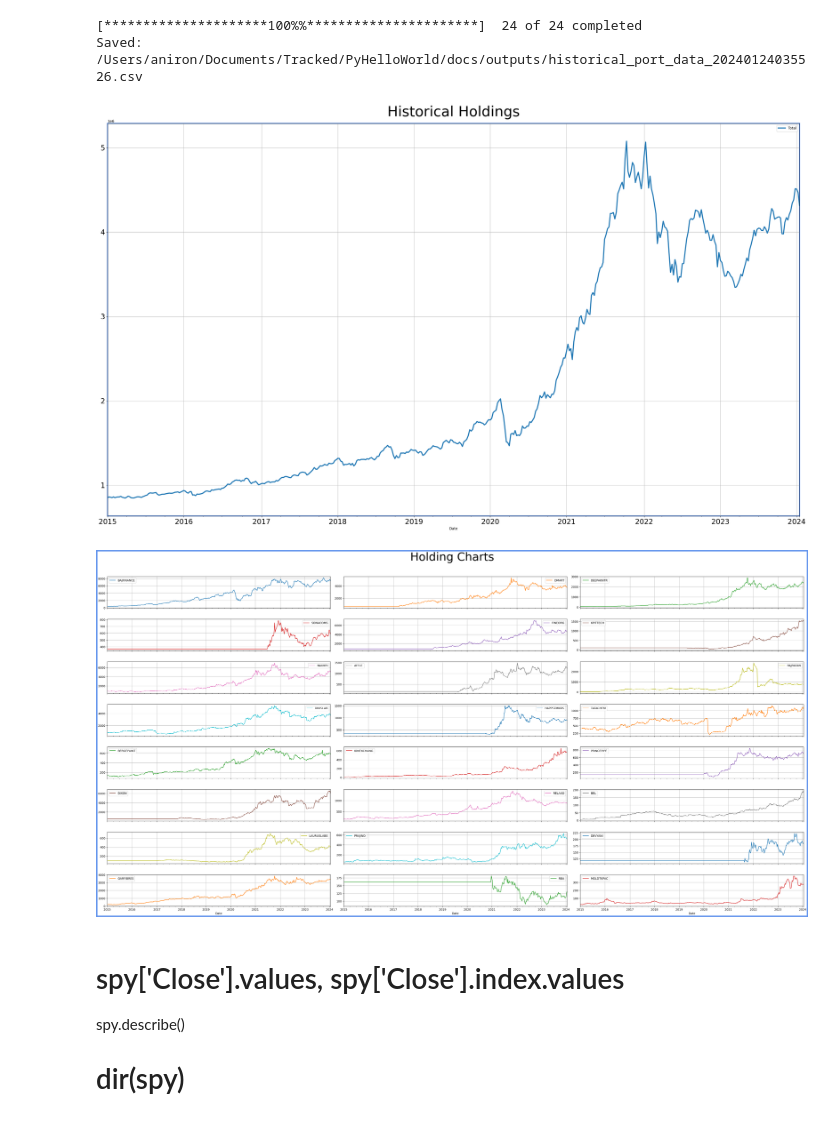
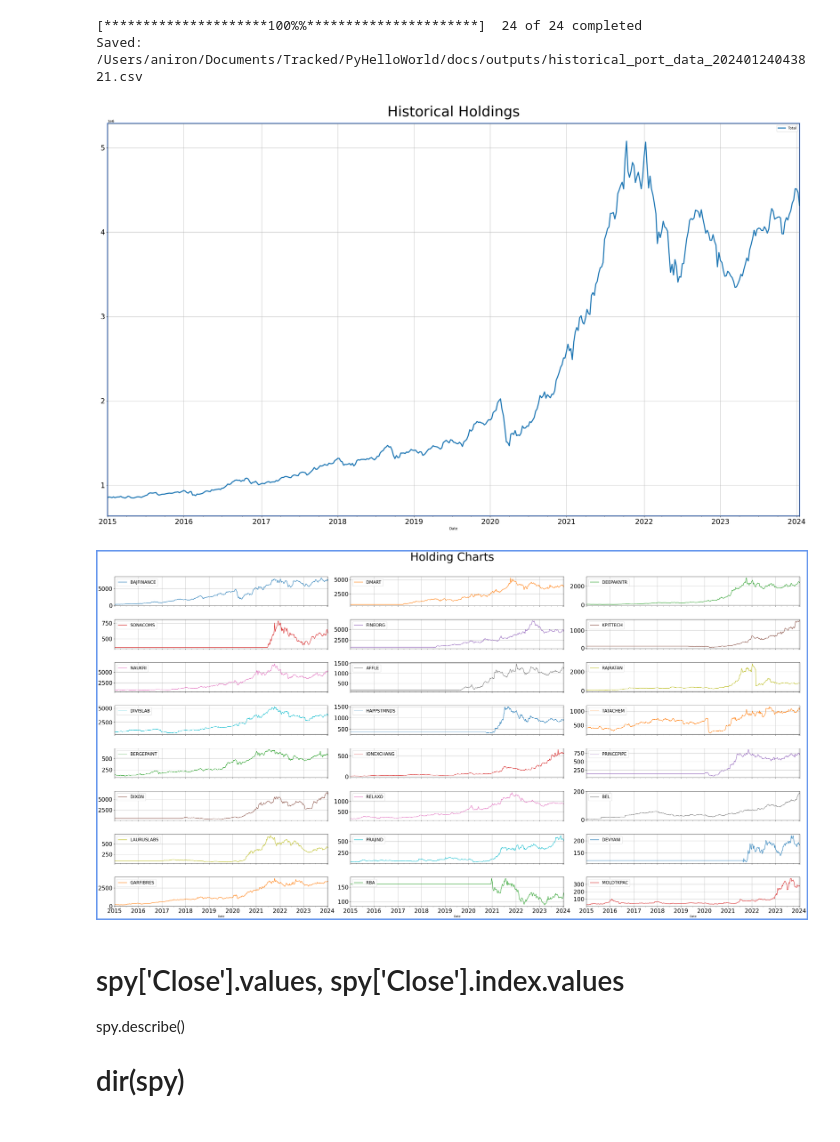
Before and after one commit to imran-iiit/test, a Jupyter notebook: PyHelloWorld/utils/portfolio_historical_data.ipynb, the cells around one changed output. Drawn from its saved outputs; the diff is of its cells as text; code cells hidden in the pictures.

```diff
--- a/PyHelloWorld/utils/portfolio_historical_data.ipynb
+++ b/PyHelloWorld/utils/portfolio_historical_data.ipynb
@@ -65,35 +65,41 @@ def myfunc(k):
     for name in QTYS.keys():
         val += k[name] * k[f'{name}_QTY']
     return val
 
 df['Total'] = df1.apply(myfunc, axis=1)
 
 ### Save
 save_csv(df, 'historical_port_data')
 
 ### Plot Total and all shares
 # fig_total = df[['Total']].plot(grid=True, figsize=(35,20), title='Historical Holdings', fontsize=25)
 fig_total = df[['Total']].plot(grid=True, figsize=(35,20), fontsize=20, linewidth=3)
 fig_total.set_title('Historical Holdings', pad=20, fontdict={'fontsize':40})
 # fig_total.suptitle('Holdings Historically', fontsize=30)
 fig_total.patch.set_linewidth(3)
 fig_total.patch.set_edgecolor('cornflowerblue')
 fig_total.figure.savefig(f'{OUT_DIR}{PNG_FOLDER_NAME}historical_portfolio_value.png')
 
 fig_plots = df1[QTYS.keys()].plot(subplots=True, layout=(9,3), figsize=(35,20), grid=True)
 ax = fig_plots[0][0]
+for i in range(8):
+    for j in range(3):
+        fig_plots[i][j].legend(fontsize = 15, loc='upper left') #loc=1
+        fig_plots[i][j].tick_params(axis='x', which='both', labelsize=20)
+        fig_plots[i][j].tick_params(axis='y', which='both', labelsize=20)
+
 fig_plots = ax.get_figure()
 fig_plots.tight_layout()
 fig_plots.subplots_adjust(top=0.92)
 fig_plots.suptitle('Holding Charts', fontsize=40)
 fig_plots.patch.set_linewidth(10)
 fig_plots.patch.set_edgecolor('cornflowerblue')
 fig_plots.savefig(f'{OUT_DIR}{PNG_FOLDER_NAME}holding_charts.png')
 # %% [output]
 [*********************100%%**********************]  24 of 24 completed
-Saved: /Users/aniron/Documents/Tracked/PyHelloWorld/docs/outputs/historical_port_data_20240124035526.csv
+Saved: /Users/aniron/Documents/Tracked/PyHelloWorld/docs/outputs/historical_port_data_20240124043821.csv
 [figure]
-[figure, old version]
+[figure, new version]
 # %%
 dir(fig_total)
 # fig_total.figure.suptitle('Holdings Historically', fontsize=30)
```
